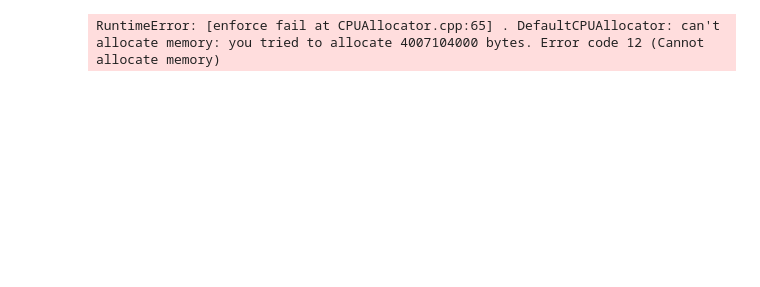
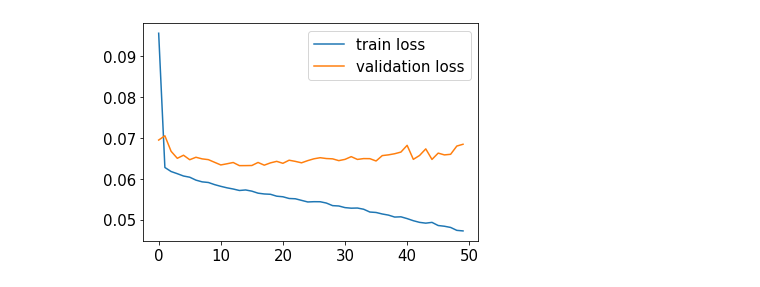
Before and after one commit to glennliu265/predict_amv, a Jupyter notebook: CNN_SST_SSS_predict_SST.ipynb, the cells around one changed output. Saved outputs shown, nothing was run; the diff lists cells and outputs as text; code cells hidden in the pictures; blank space fills up the shorter version.

```diff
--- a/CNN_SST_SSS_predict_SST.ipynb
+++ b/CNN_SST_SSS_predict_SST.ipynb
@@ -98,24 +69,34 @@ model = nn.Sequential(nn.Conv2d(in_channels=channels, out_channels=32, kernel_si
 
 opt = torch.optim.Adadelta(model.parameters())
 loss_fn = nn.MSELoss()
-# %%
-epoch = 20
-
-epo_losses = []
-
-model.train()
-
-for i in tqdm(range(epoch)):
-    # Forward pass
-    y_pred = model(X_train)
-
-    # Compute Loss
-    loss = loss_fn(y_pred.squeeze(), y_train.squeeze())
-    epo_losses.append(loss.item())
-
-    # update
-    opt.zero_grad()
-    loss.backward()
-    opt.step()
-# %% [output]
-RuntimeError: [enforce fail at CPUAllocator.cpp:65] . DefaultCPUAllocator: can't allocate memory: you tried to allocate 4007104000 bytes. Error code 12 (Cannot allocate memory)
+# %%
+epo_train_losses = []
+epo_val_losses = []
+
+for iepoch in tqdm(range(max_epochs)):
+
+    batch_train_losses = []
+    model.train()
+    for x_batch, y_batch in train_loader:
+        y_pred = model(x_batch)
+        loss = loss_fn(y_pred.squeeze(), y_batch.squeeze())
+        batch_train_losses.append(loss.item())
+        opt.zero_grad()
+        loss.backward()
+        opt.step()
+    epo_train_losses.append( sum(batch_train_losses)/len(batch_train_losses) )
+
+    batch_val_losses = []
+    with torch.set_grad_enabled(False):
+        for x_batch_val, y_batch_val in val_loader:
+            y_pred = model(x_batch_val)
+            loss = loss_fn(y_pred.squeeze(), y_batch_val.squeeze())
+            batch_val_losses.append(loss.item())
+        epo_val_losses.append( sum(batch_val_losses)/len(batch_val_losses) )
+# %%
+plt.plot(epo_train_losses)
+plt.plot(epo_val_losses)
+plt.legend(['train loss','validation loss'])
+plt.show()
+# %% [output]
+[figure, added]
```
Also changed, not shown: parts of 11 cells of this notebook.
